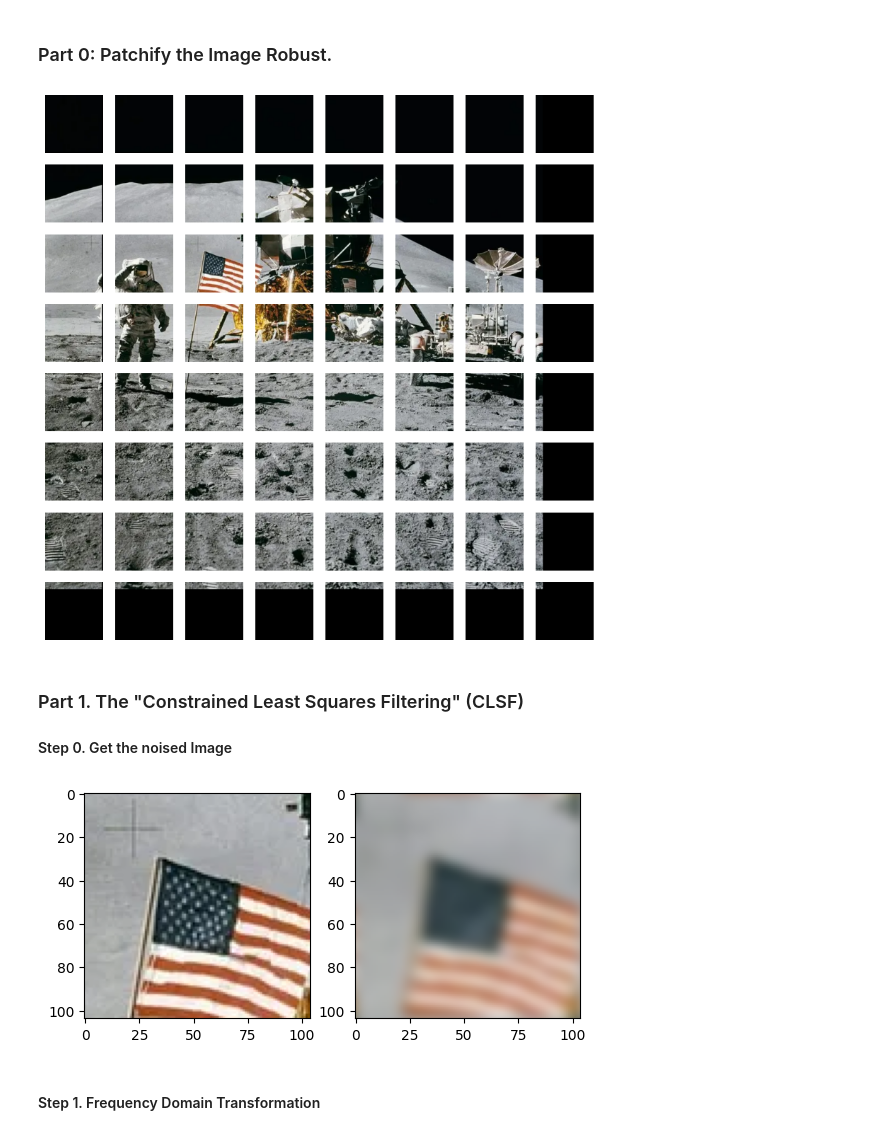
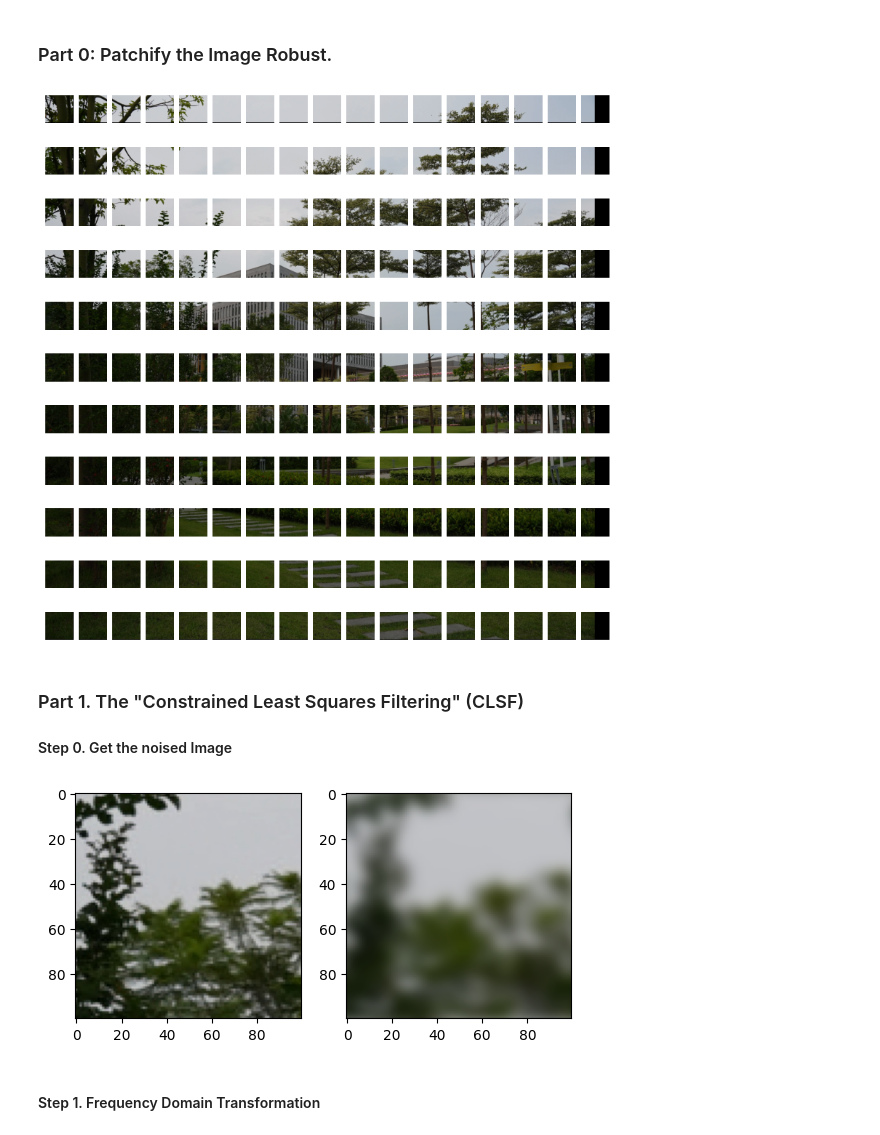
Before and after one commit to 58191554/DDA4310-Computational-Imaging, a Jupyter notebook: hw4/src/notebook.ipynb, the cells around one changed output. Saved outputs shown, nothing was run; the diff lists cells and outputs as text; code cells hidden in the pictures.

```diff
--- a/hw4/src/notebook.ipynb
+++ b/hw4/src/notebook.ipynb
@@ -85,8 +85,8 @@ def normalize_rgb(X):
     return Y.astype(int)
 # %%
 # img_path = "../data/a44w9-kvhmn.jpg"
-img_path = "../data/Apollo_15_flag_rover_LM_Irwin-1200x1200.jpg"
-# img_path = "../data/gzs.png"
+# img_path = "../data/Apollo_15_flag_rover_LM_Irwin-1200x1200.jpg"
+img_path = "../data/gzs.png"
 src_img = cv2.imread(img_path)
 src_img = cv2.cvtColor(src_img, cv2.COLOR_BGR2RGB);
 plt.imshow(src_img)
@@ -161,7 +161,7 @@ patches, label_list = patchify(src_img, p_size, m_size)
 if _show_detail:
     plot_images(patches, len(patches), len(patches[0]), p_size, m_size)
 # %% [output]
-[figure, old version]
+[figure, new version]
 # %% [markdown]
 ###   Part 1. The "Constrained Least Squares Filtering" (CLSF)
 ####  Step 0. Get the noised Image
@@ -203,38 +203,38 @@ def add_gaussian_noise(img:np.ndarray, noise_add = True, k_size = 17, sigma0 = 3
         noise[:, :, 0] = np.random.normal(0, sigma_r, (h, w))
         noise[:, :, 1] = np.random.normal(0, sigma_g, (h, w))
         noise[:, :, 2] = np.random.normal(0, sigma_b, (h, w))
 
     b_x += noise
     return b_x.astype(np.int32), kernel, noise
 
 def get_spatial_domain_rbg(X, img_size):
     x = np.zeros(img_size)
     for i in range(3):
         x[:, :, i] = np.abs(np.fft.ifft2(X[:, :, i]))
     x = sysmetrix_shift(x, 0.5)
     return x.astype(np.float64)
 
-img =       patches[2][2]
-label = label_list [2][2]
+img =       patches[3][2]
+label = label_list [3][2]
 x0, x1, y0, y1 = 0, img.shape[0], 0, img.shape[1]
 if label[0]:
     x0 += m_size
 if label[1]:
     x1 -= m_size
 if label[2]:
     y0 += m_size
 if label[3]:
     y1 -= m_size
 bias_img, gaussian_kernel, noise = add_gaussian_noise(img)
-# img = img[x0:x1, y0:y1]
-# bias_img = bias_img[x0:x1, y0:y1]
+img = img[x0:x1, y0:y1]
+bias_img = bias_img[x0:x1, y0:y1]
 if _show_detail:
     plt.subplot(121)
     plt.imshow(img)
     plt.subplot(122)
     plt.imshow(bias_img)
 # %% [output]
-[figure, old version]
+[figure, new version]
 # %% [markdown]
 #### Step 1. Frequency Domain Transformation
 # %%
```
Also changed, not shown: parts of 6 cells of this notebook, 14 other files.
